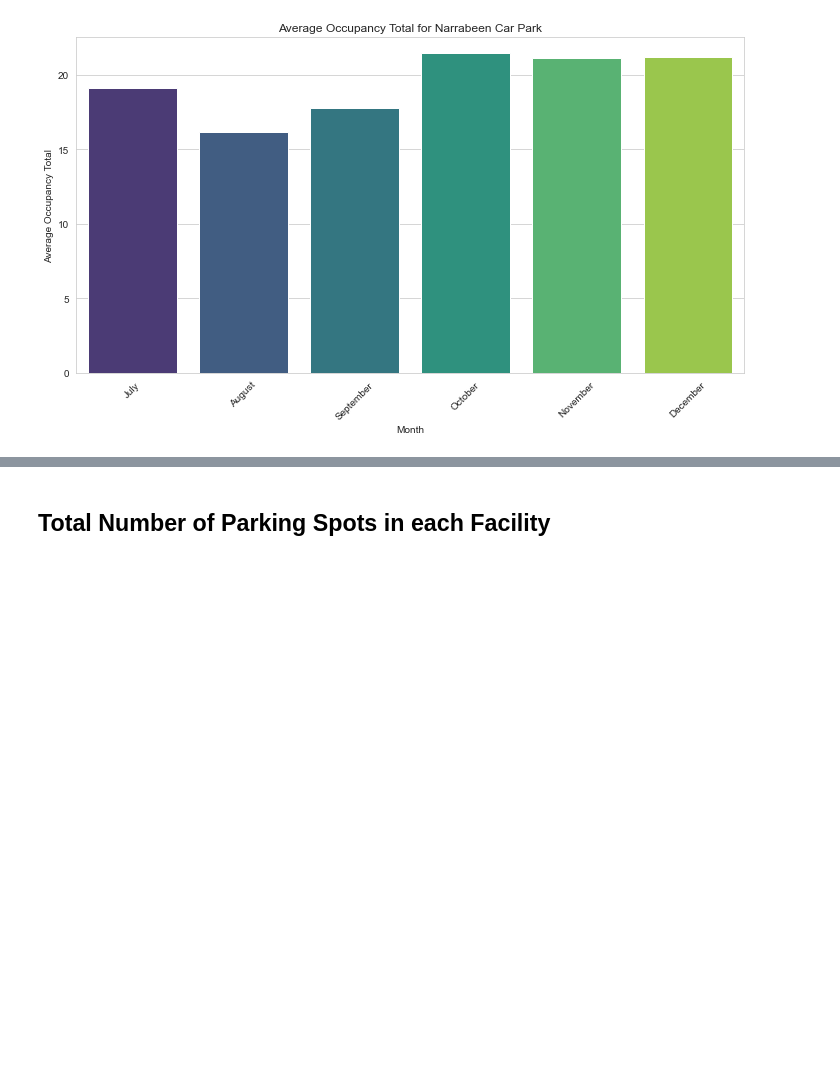
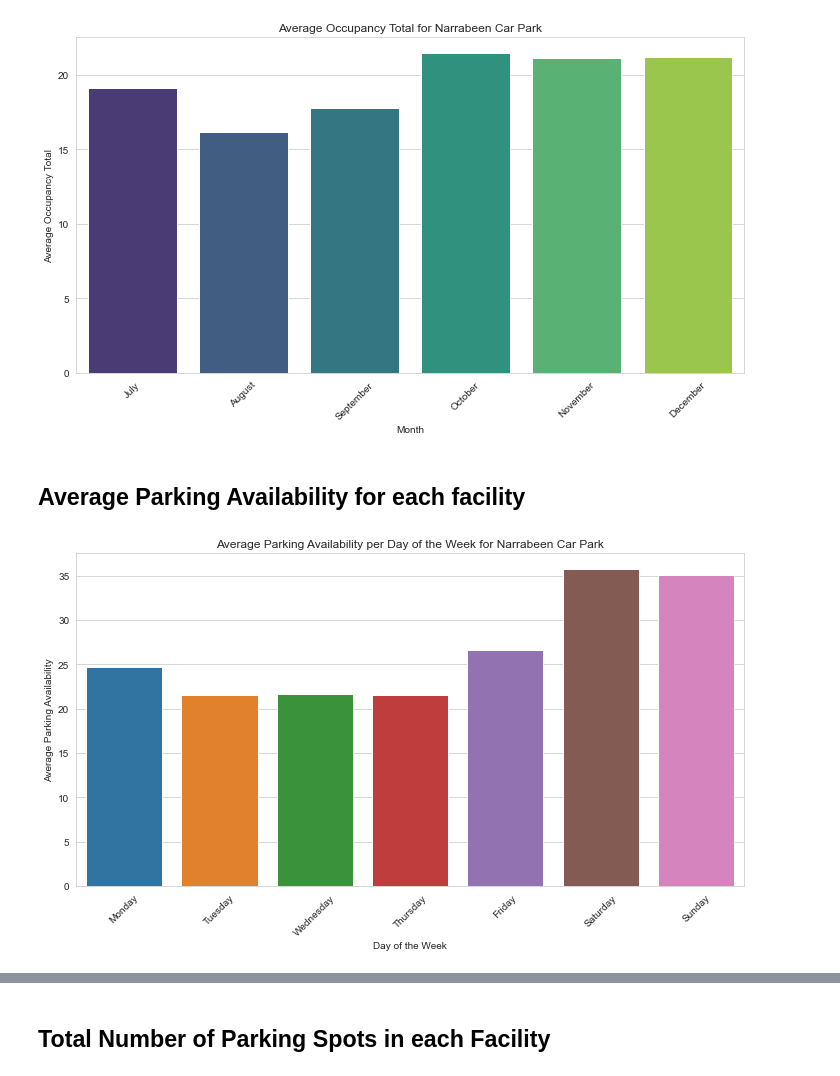
Before and after one commit to M13Mwongo/parking-spot-predictor, a Jupyter notebook: requests.ipynb, the cells around one changed output, grey strips where cells are left out. Saved outputs shown, nothing was run; the diff lists cells and outputs as text; code cells hidden in the pictures; blank space fills up the shorter version.

```diff
--- a/requests.ipynb
+++ b/requests.ipynb
@@ -1015,3 +994,5 @@ final_df.to_csv(r"C:\Users\HP\Desktop\Moringa Projects\Capstone\phase5-capstone-
+# %%
+final_df = pd.read_csv("df.csv")
 # %%
 import pandas as pd
 
@@ -1100,3 +1081,38 @@ plt.show()
 # # Adjust layout
 # plt.tight_layout()
 # plt.show()
+# %% [markdown]
+## __Average Parking Availability for each facility__
+# %%
+import pandas as pd
+import matplotlib.pyplot as plt
+import seaborn as sns
+
+# Assuming 'final_df' contains the parking data
+
+# Convert the 'date' column to datetime format
+final_df['date'] = pd.to_datetime(final_df['date'])
+
+# Extract the day of the week (Monday, Tuesday, etc.) from the date
+final_df['day_of_week'] = final_df['date'].dt.day_name()
+
+# Filter the data for the Narrabeen facility
+narrabeen_data = final_df[final_df['facility_name'] == 'Narrabeen Car Park']
+
+# Group by day of the week and calculate the mean parking availability
+average_availability_per_day_of_week = narrabeen_data.groupby('day_of_week')['parking_availability'].mean().reset_index()
+
+# Define the order of the days of the week
+days_of_week_order = ['Monday', 'Tuesday', 'Wednesday', 'Thursday', 'Friday', 'Saturday', 'Sunday']
+
+# Plot the average parking availability per day of the week
+plt.figure(figsize=(10, 6))
+sns.barplot(x='day_of_week', y='parking_availability', data=average_availability_per_day_of_week, order=days_of_week_order)
+plt.xlabel('Day of the Week')
+plt.ylabel('Average Parking Availability')
+plt.title('Average Parking Availability per Day of the Week for Narrabeen Car Park')
+plt.xticks(rotation=45)
+plt.tight_layout()
+plt.show()
+# %% [output]
+[figure, added]
```
Also changed, not shown: parts of 13 cells of this notebook, 2 other files.
